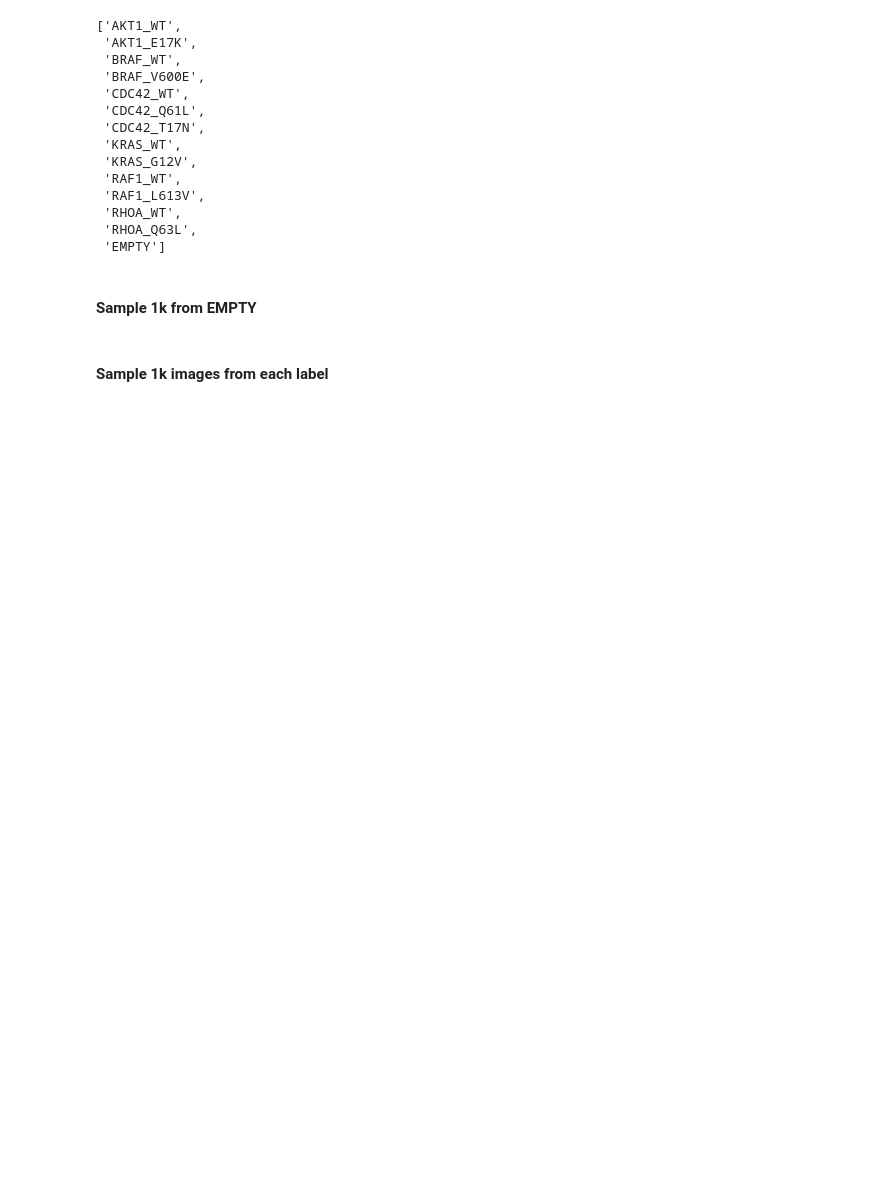
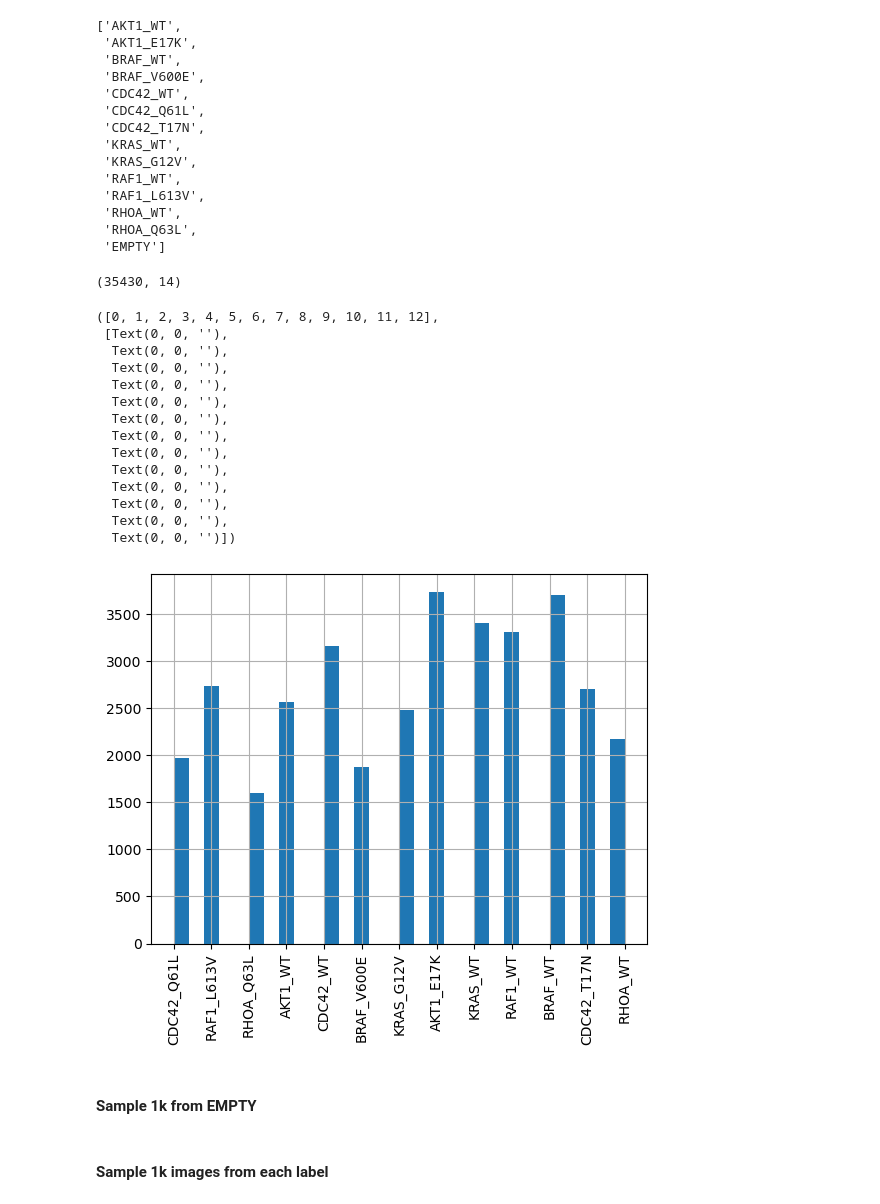
Before and after one commit to cankoc95/cellvit, a Jupyter notebook: create_metadata.ipynb, the cells around one changed output. Saved outputs shown, nothing was run; the diff lists cells and outputs as text; code cells hidden in the pictures; blank space fills up the shorter version.

```diff
--- a/create_metadata.ipynb
+++ b/create_metadata.ipynb
@@ -94,6 +144,30 @@ class_labels
  'RHOA_WT',
  'RHOA_Q63L',
  'EMPTY']
+# %%
+# Check the dataset before sampling
+c037_selected_labels_df = c037_selected_df[c037_selected_df["Treatment"].isin(top_treatment_labels)]
+print(c037_selected_labels_df.shape)
+
+ax = c037_selected_labels_df["Treatment"].hist(bins=30)
+plt.xticks(rotation = "vertical")
+# %% [output]
+(35430, 14)
+([0, 1, 2, 3, 4, 5, 6, 7, 8, 9, 10, 11, 12],
+ [Text(0, 0, ''),
+  Text(0, 0, ''),
+  Text(0, 0, ''),
+  Text(0, 0, ''),
+  Text(0, 0, ''),
+  Text(0, 0, ''),
+  Text(0, 0, ''),
+  Text(0, 0, ''),
+  Text(0, 0, ''),
+  Text(0, 0, ''),
+  Text(0, 0, ''),
+  Text(0, 0, ''),
+  Text(0, 0, '')])
+[figure, added]
 # %% [markdown]
 #### Sample 1k from EMPTY
 # %%
```
Also changed, not shown: parts of 14 cells of this notebook, 1 other file.
